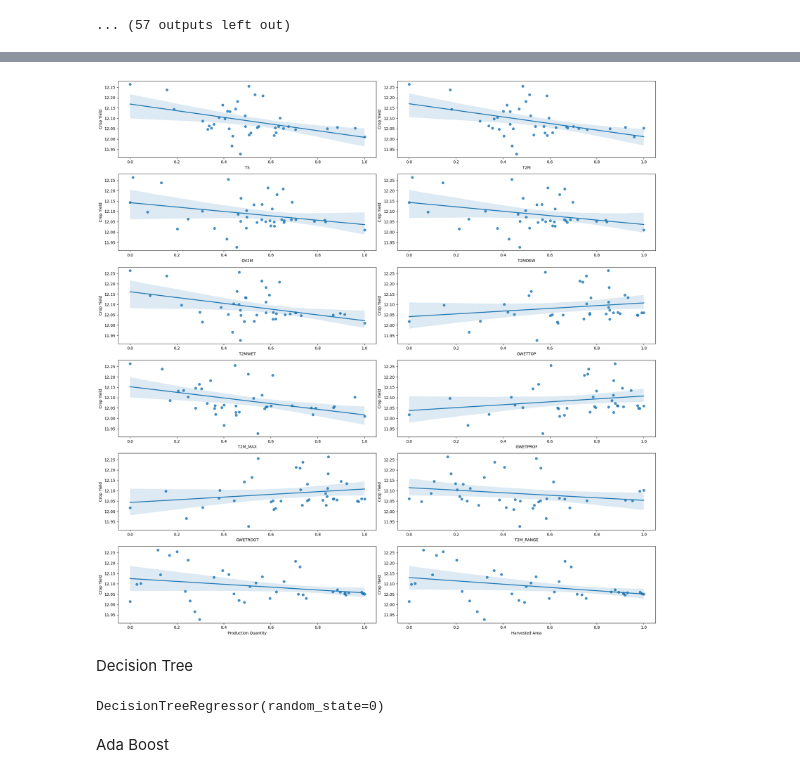
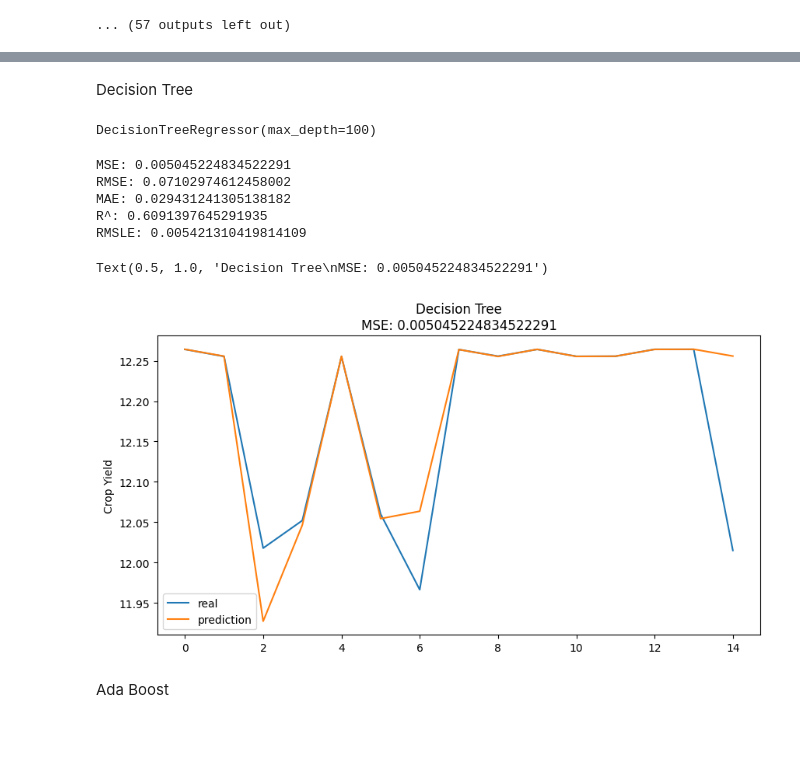
Before and after one commit to penggunaSendal/big_data_project_palmoil, a Jupyter notebook: palmforest_v3.ipynb, the cells around one changed output, grey strips where cells are left out. Drawn from its saved outputs; the diff is of its cells as text; code cells hidden in the pictures; blank space fills up the shorter version.

```diff
--- a/palmforest_v3.ipynb
+++ b/palmforest_v3.ipynb
@@ -482,38 +504,37 @@ print(len(feature_names))
 
 from sklearn import preprocessing
 
-min_max_scaller = preprocessing.MinMaxScaler()
+# min_max_scaller = preprocessing.MinMaxScaler()
 column_cels = feature_names
 
-x = data.loc[:,column_cels]
-y = data['Crop Yield']
+x = data_smogn.loc[:,column_cels]
+y = data_smogn['Crop Yield']
 
-x = pd.DataFrame(data=min_max_scaller.fit_transform(x), columns=column_cels)
-fig, axs = plt.subplots(ncols=2, nrows=6, figsize=(20, 20))
-index = 0
-axs = axs.flatten()
+# x = pd.DataFrame(data=min_max_scaller.fit_transform(x), columns=column_cels)
+# fig, axs = plt.subplots(ncols=2, nrows=7, figsize=(20, 20))
+# index = 0
+# axs = axs.flatten()
 
-for i, k in enumerate(column_cels):
-  sns.regplot(y=y, x=x[k], ax=axs[i])
+# for i, k in enumerate(column_cels):
+#   sns.regplot(y=y, x=x[k], ax=axs[i])
 
-plt.tight_layout()
+# plt.tight_layout()
-# %% [output]
-[figure, removed]
 # %%
 # splitting Training and Testing data
 
 from sklearn.model_selection import train_test_split
 
-x_train, x_test, y_train, y_test = train_test_split(x, y, test_size=0.2, random_state=5)
+# shuffle must be true if not result bad, random state 20 if not bad
+x_train, x_test, y_train, y_test = train_test_split(x, y, test_size=0.2, random_state=20, shuffle=True)
 # %% [markdown]
 Decision Tree
 # %%
 from sklearn.tree import DecisionTreeRegressor
 
-decision_tree = DecisionTreeRegressor(random_state=0)
+decision_tree = DecisionTreeRegressor(max_depth=100)
 
 decision_tree.fit(x_train, y_train)
 # %% [output]
-DecisionTreeRegressor(random_state=0)
+DecisionTreeRegressor(max_depth=100)
 # %%
 decision_tree_pred = decision_tree.predict(x_test)
@@ -528,3 +541,38 @@ metric_eval['DecisionTree'] = rmse
+# %%
+from sklearn.metrics import mean_squared_error, r2_score, mean_absolute_error, mean_absolute_percentage_error, mean_squared_log_error
+
+metric_eval = {}
+
+mse = mean_squared_error(y_test, decision_tree_pred)
+rmse = np.sqrt(mse)
+r2 = r2_score(y_test, decision_tree_pred)
+mae = mean_absolute_error(y_test, decision_tree_pred)
+rmsle = np.sqrt(mean_squared_log_error(y_test, decision_tree_pred))
+
+print(f'MSE: {mse}')
+print(f'RMSE: {rmse}')
+print(f'MAE: {mae}')
+print(f'R^: {r2}')
+print(f'RMSLE: {rmsle}')
+
+# insrt to dataframe
+metric_eval['Decision Tree'] = mse, rmse, mae, r2, rmsle
+# %% [output]
+MSE: 0.005045224834522291
+RMSE: 0.07102974612458002
+MAE: 0.029431241305138182
+R^: 0.6091397645291935
+RMSLE: 0.005421310419814109
+# %%
+plt.figure(figsize=(10, 5))
+
+ax = sns.lineplot((y_test.reset_index(drop=True)), label='real')
+ax = sns.lineplot(decision_tree_pred, label='prediction')
+
+ax.set_title(f'Decision Tree\nMSE: {mse}')
+# %% [output]
+Text(0.5, 1.0, 'Decision Tree\nMSE: 0.005045224834522291')
+[figure, added]
 # %% [markdown]
 Ada Boost
 # %%
```
Also changed, not shown: parts of 29 cells of this notebook.
